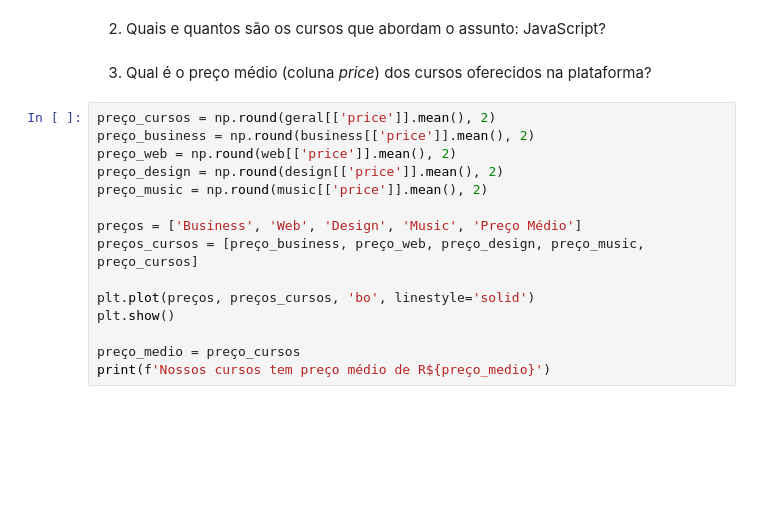
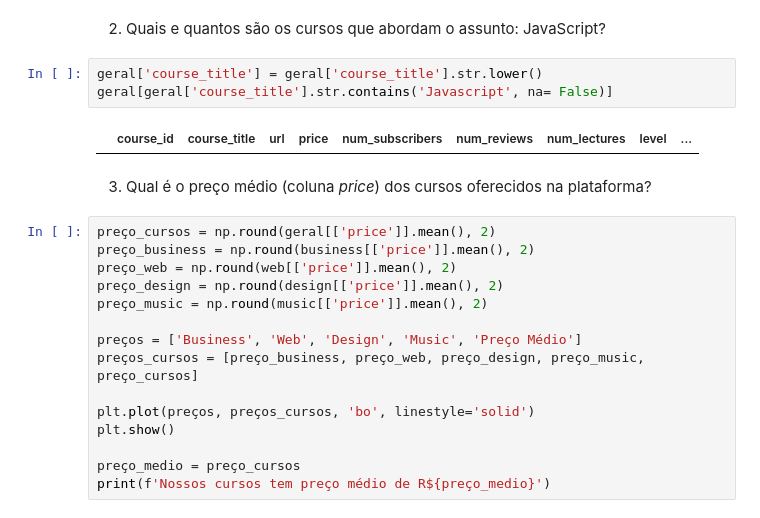
Before and after one commit to YuriCatundaGondim/projeto_analise_dados, a Jupyter notebook: projetoDados.ipynb, the cells around one changed output. Drawn from its saved outputs; the diff is of its cells as text; blank space fills up the shorter version.

```diff
--- a/projetoDados.ipynb
+++ b/projetoDados.ipynb
@@ -47,5 +53,10 @@ print(f'Nossa plataforma disponibiliza total de {total_cursos} cursos')
 # %% [markdown]
 2. Quais e quantos são os cursos que abordam o assunto: JavaScript?
+# %%
+geral['course_title'] = geral['course_title'].str.lower()
+geral[geral['course_title'].str.contains('Javascript', na= False)]
+# %% [output]
+|  | course_id | course_title | url | price | num_subscribers | num_reviews | num_lectures | level | ... |
 # %% [markdown]
 3. Qual é o preço médio (coluna *price*) dos cursos oferecidos na plataforma?
 # %%
```
Also changed, not shown: parts of 13 cells of this notebook.
